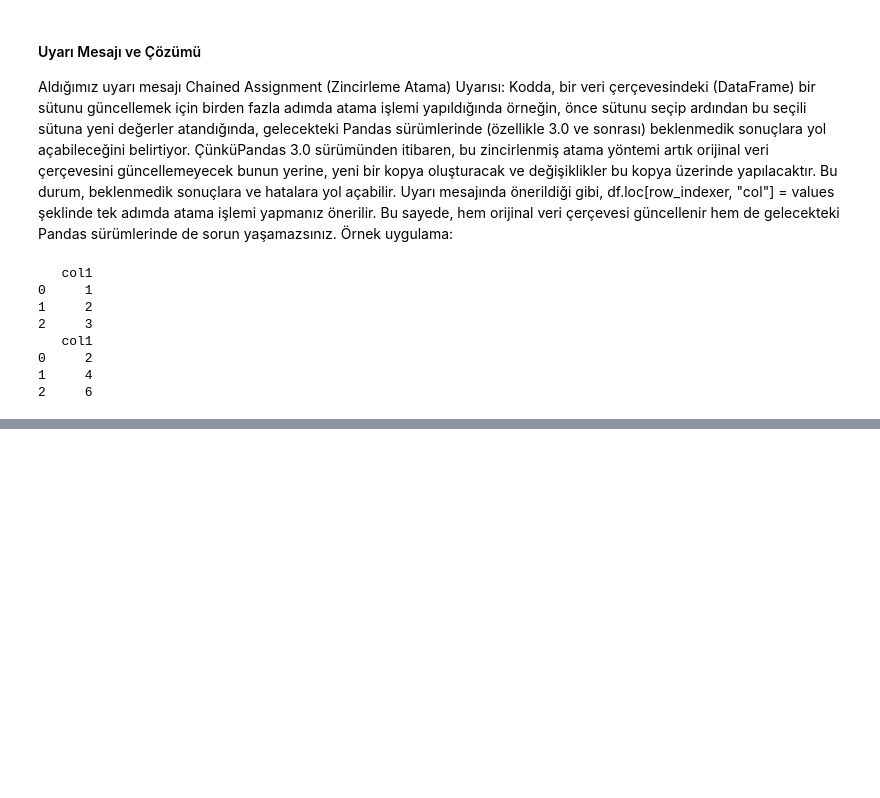
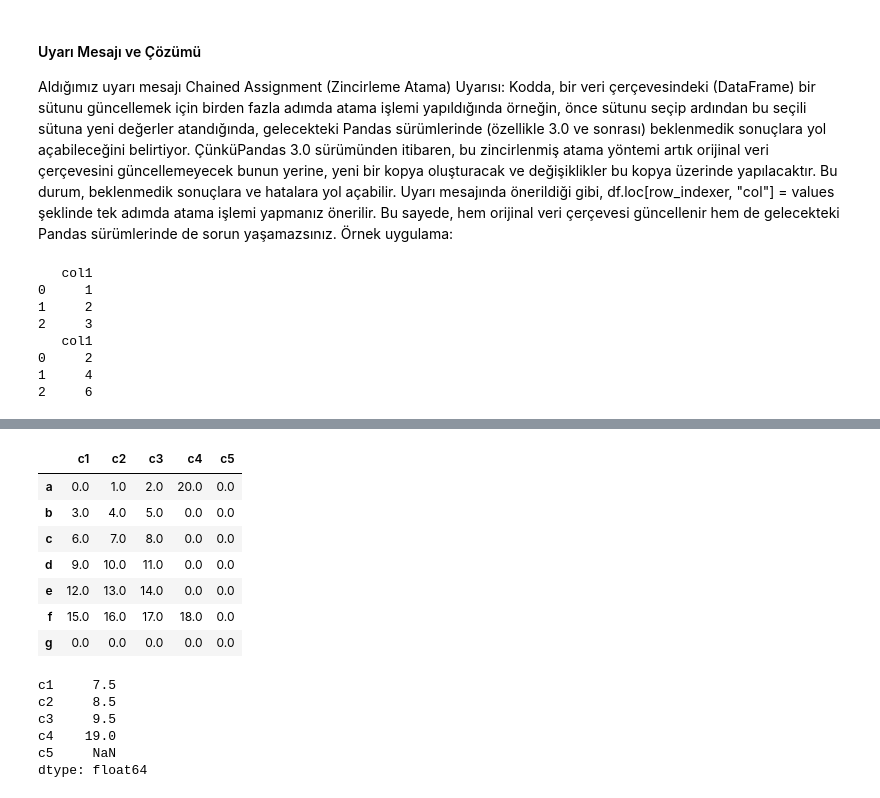
Before and after one commit to e-ozg/data-analizi-notlari, a Jupyter notebook: 06-DataFrame.ipynb, the cells around one changed output, grey strips where cells are left out. Saved outputs shown, nothing was run; the diff lists cells and outputs as text; code cells hidden in the pictures; blank space fills up the shorter version.

```diff
--- a/06-DataFrame.ipynb
+++ b/06-DataFrame.ipynb
@@ -310,0 +413,21 @@ print (dataf)
+# %%
+filled = df.fillna(0) # Fills null values with O
+filled
+# %% [output]
+|  | c1 | c2 | c3 | c4 | c5 |
+| a | 0.0 | 1.0 | 2.0 | 20.0 | 0.0 |
+| b | 3.0 | 4.0 | 5.0 | 0.0 | 0.0 |
+| c | 6.0 | 7.0 | 8.0 | 0.0 | 0.0 |
+| d | 9.0 | 10.0 | 11.0 | 0.0 | 0.0 |
+| e | 12.0 | 13.0 | 14.0 | 0.0 | 0.0 |
+| f | 15.0 | 16.0 | 17.0 | 18.0 | 0.0 |
+| g | 0.0 | 0.0 | 0.0 | 0.0 | 0.0 |
+# %%
+df.mean() # Sütunların ortalama değerin
+# %% [output]
+c1     7.5
+c2     8.5
+c3     9.5
+c4    19.0
+c5     NaN
+dtype: float64
```
Also changed, not shown: parts of 20 cells of this notebook.
